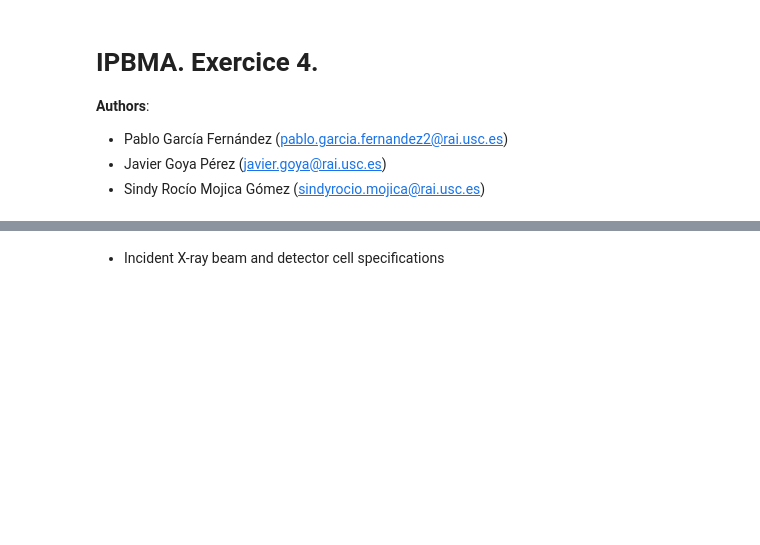
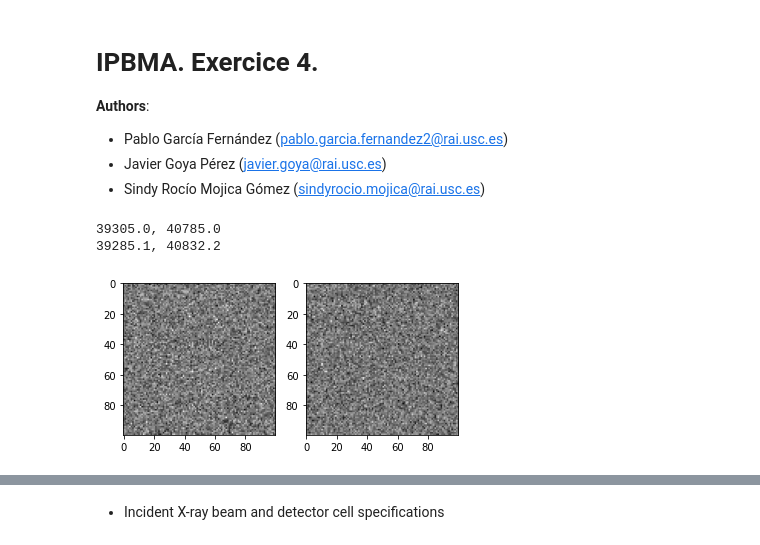
Before and after one commit to PAGF188/IBMA_Ejercicios, a Jupyter notebook: Ejercicio4/ejercicio4.ipynb, the cells around one changed output, grey strips where cells are left out. Saved outputs shown, nothing was run; the diff lists cells and outputs as text; code cells hidden in the pictures; blank space fills up the shorter version.

```diff
--- a/Ejercicio4/ejercicio4.ipynb
+++ b/Ejercicio4/ejercicio4.ipynb
@@ -10,3 +10,30 @@
 import numpy as np
 import matplotlib.pyplot as plt
 %run ./funciones.py
+# %%
+# N0 -> Number of incident photons/mm2
+# n -> Number of the detector cells
+# cellSize -> Size of the edge of the detector cell in mm
+# noduleSize -> Diameter of the nodule in mm
+# noduleContrast -> Nodule contrast in %
+
+N0= 4000000
+n= 100*100   # Suppose a square shape detector
+cellSize= 0.1
+
+imgDataP= createNoiseImageP(N0, n, cellSize)
+print(f'{np.min(imgDataP):.1f}, {np.max(imgDataP):.1f}')
+
+imgDataN= createNoiseImageN(N0, n, cellSize)
+print(f'{np.min(imgDataN):.1f}, {np.max(imgDataN):.1f}')
+
+plt.subplot(121)
+plt.imshow(imgDataP, cmap="gray")
+
+plt.subplot(122)
+plt.imshow(imgDataN, cmap="gray")
+plt.show()
+# %% [output]
+39305.0, 40785.0
+39285.1, 40832.2
+[figure, added]
```
Also changed, not shown: parts of 2 cells of this notebook, 1 other file.
